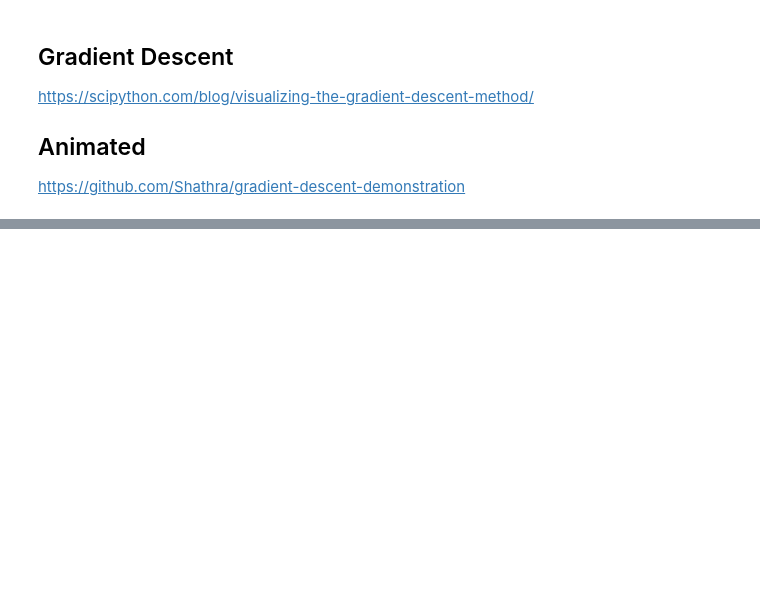
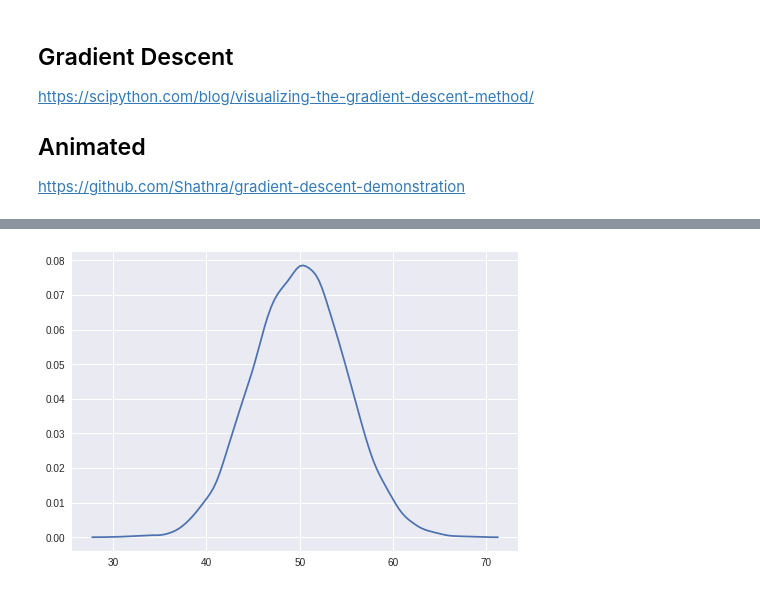
Before and after one commit to kursataker/cng562-machine-learning-spring-19, a Jupyter notebook: Mathematical_Background.ipynb, the cells around one changed output, grey strips where cells are left out. Drawn from its saved outputs; the diff is of its cells as text; code cells hidden in the pictures; blank space fills up the shorter version.

```diff
--- a/Mathematical_Background.ipynb
+++ b/Mathematical_Background.ipynb
@@ -49,0 +308,5 @@ https://github.com/Shathra/gradient-descent-demonstration
+# %%
+import seaborn as sns
+sns.distplot(Xs, bins=101, hist=False);
+# %% [output]
+[figure, added]
```
Also changed, not shown: parts of 25 cells of this notebook.
